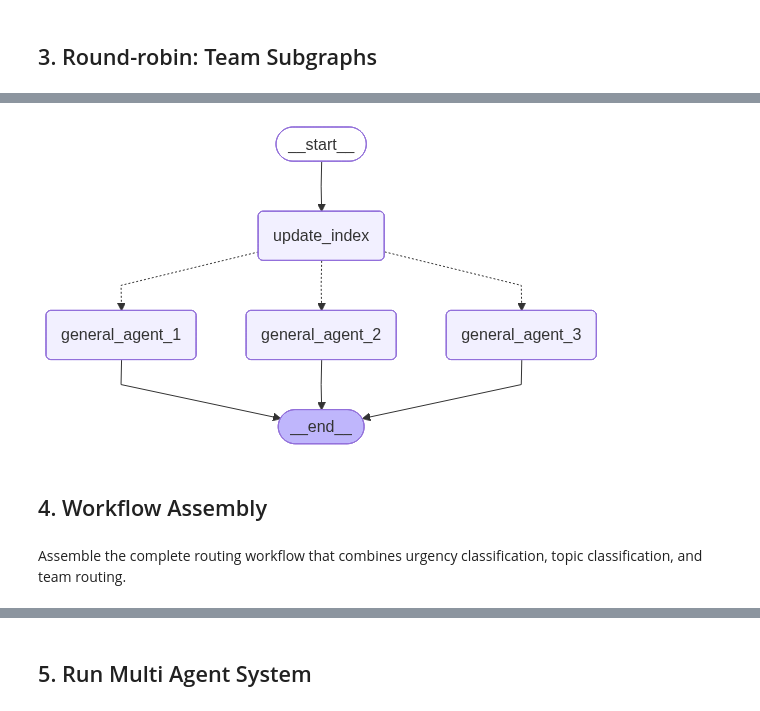
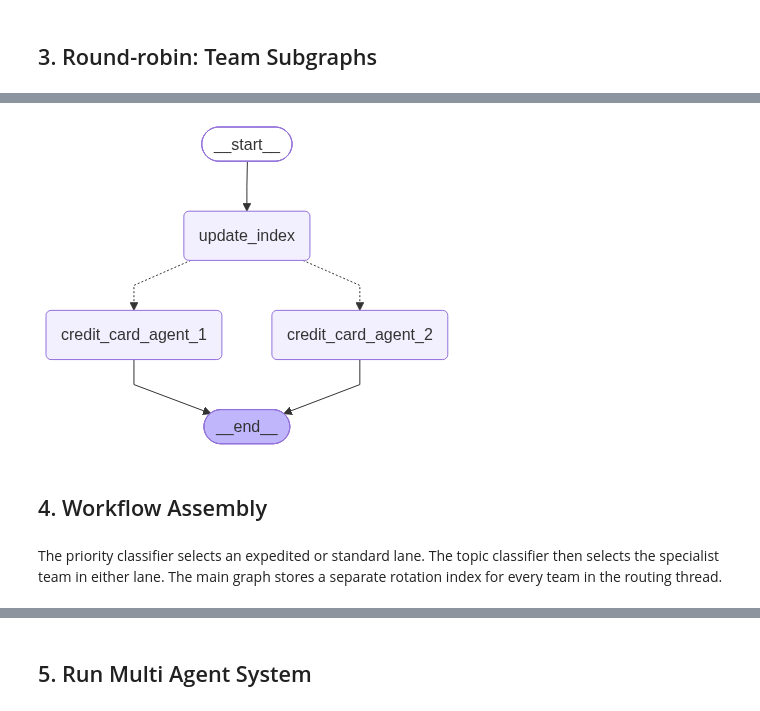
Before and after one commit to robertishimurasousa/Udacity-AKAgent, a Jupyter notebook: lessons/lesson-4-Implementing_Data_Routing_in_Agentic_Systems_with_LangGraph/exercises/starter/L4_starter_exercises_01_routing_system.ipynb, the cells around one changed output, grey strips where cells are left out. Drawn from its saved outputs; the diff is of its cells as text; code cells hidden in the pictures.

Commit message:
feat(lesson-4): complete the smart routing exercise

```diff
--- a/lessons/lesson-4-Implementing_Data_Routing_in_Agentic_Systems_with_LangGraph/exercises/starter/L4_starter_exercises_01_routing_system.ipynb
+++ b/lessons/lesson-4-Implementing_Data_Routing_in_Agentic_Systems_with_LangGraph/exercises/starter/L4_starter_exercises_01_routing_system.ipynb
@@ -135,9 +155,9 @@ account_agents_pool = [
 # %%
 # Loan Team (2 agents)
 loan_agents_pool = [
-    create_react_agent(
+    create_agent(
         name=f"loan_agent_{i}",
-        prompt=SystemMessage(
+        system_prompt=SystemMessage(
             content=(
                 f"You are Loan Specialist {i} at FinTechCorp. "
                 "Handle loan applications, payments, refinancing, and documentation. "
@@ -171,41 +194,37 @@ def update_index(state: RoundRobinState):
     }
 # %%
-def route_round_robin(state: RoundRobinState):
-    """Route tasks in round-robin fashion."""
-    agent_names = state["agent_names"]
-    current_agent_index = state.get("current_agent_index", 0)
-    current_agent_index_in_range = current_agent_index % len(agent_names)
-    active_agent = agent_names[current_agent_index_in_range]
-    print("Round-robin Active Agent:", active_agent)
-    return active_agent
+def route_round_robin(state: RoundRobinState) -> str:
+    """Send the inquiry to the selected worker."""
+    return state["assigned_agent"]
 # %%
-def create_team(name:str, agent_pool:List[CompiledStateGraph]):
+def create_team(name: str, agent_pool: list[CompiledStateGraph]) -> CompiledStateGraph:
     workflow = StateGraph(RoundRobinState)
-
     workflow.add_node("update_index", update_index)
+    workflow.add_edge(START, "update_index")
     for agent in agent_pool:
         workflow.add_node(agent.name, agent)
-
-    workflow.add_edge(START, "update_index")
+        workflow.add_edge(agent.name, END)
 
     workflow.add_conditional_edges(
-        source="update_index",
-        path=route_round_robin,
-        path_map=[agent.name for agent in agent_pool]
+        "update_index",
+        route_round_robin,
+        path_map=[agent.name for agent in agent_pool],
     )
-
-    graph = workflow.compile(name=name, checkpointer=MemorySaver())
-
-    return graph
+    return workflow.compile(name=name)
 # %%
-# TODO: Create all team subgraphs using the create_team function.
-agent_teams = []
+agent_teams = {
+    team_name: create_team(team_name, pool)
+    for team_name, pool in agent_swarm_map.items()
+}
 # %%
-agent_teams[0]
+team_diagram = agent_teams["credit_card_team"].get_graph().draw_mermaid_png(
+    draw_method=MermaidDrawMethod.API,
+)
+display(Image(data=team_diagram))
 # %% [output]
-[figure, old version]
+[figure, new version]
 # %% [markdown]
 ## 4. Workflow Assembly
 # %% [markdown]
-Assemble the complete routing workflow that combines urgency classification, topic classification, and team routing.
+The priority classifier selects an expedited or standard lane. The topic classifier then selects the specialist team in either lane. The main graph stores a separate rotation index for every team in the routing thread.
 # %%
```
Also changed, not shown: parts of 28 cells of this notebook.
